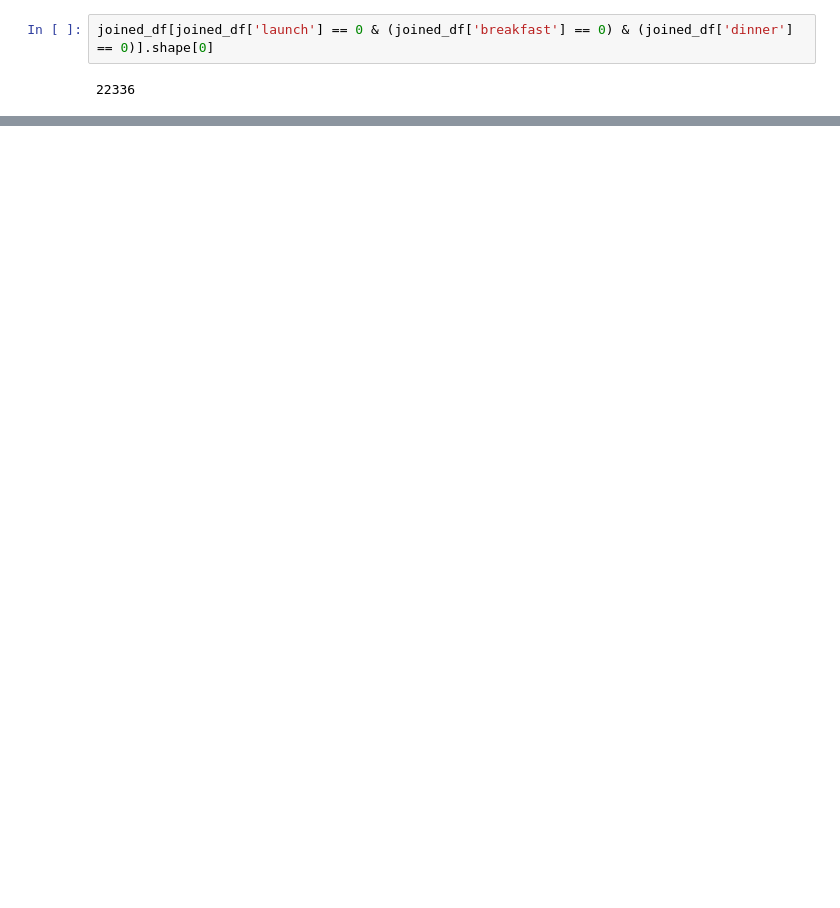
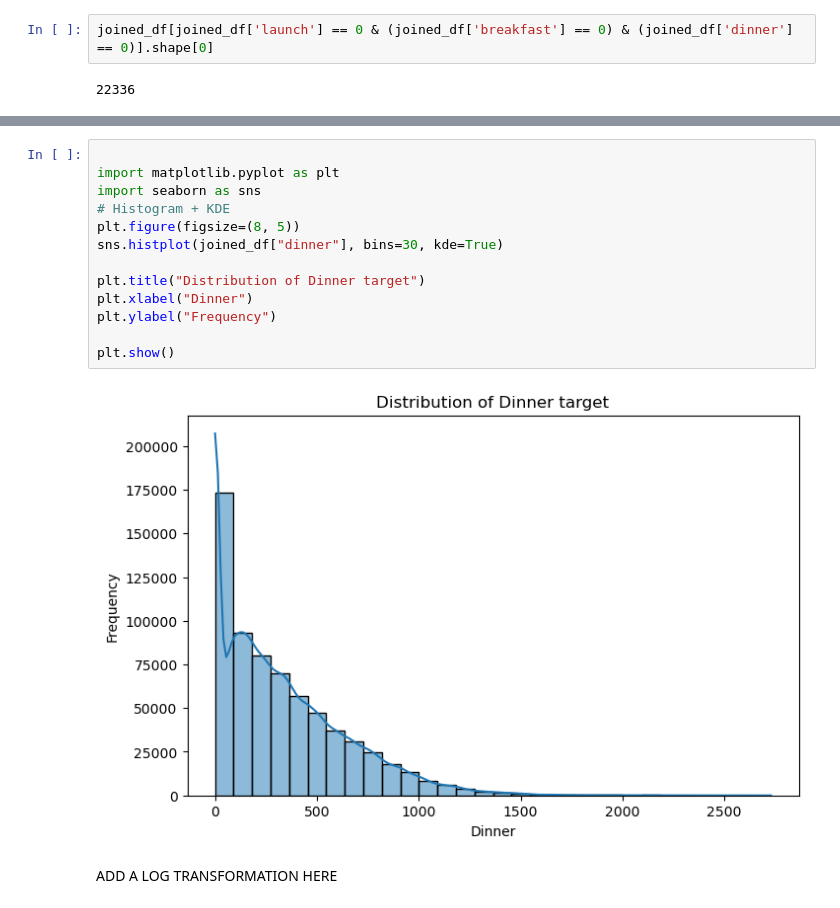
Before and after one commit to aziziabdallahesmail-ensia/IntelliCanteen, a Jupyter notebook: intellicanteen/notebooks/preprocessing and feature engineering.ipynb, the cells around one changed output, grey strips where cells are left out. Cells and saved outputs as stored; diff of their text form; blank space fills up the shorter version.

```diff
--- a/intellicanteen/notebooks/preprocessing and feature engineering.ipynb
+++ b/intellicanteen/notebooks/preprocessing and feature engineering.ipynb
@@ -161,0 +171,17 @@ plt.show()
+# %%
+
+import matplotlib.pyplot as plt
+import seaborn as sns
+# Histogram + KDE
+plt.figure(figsize=(8, 5))
+sns.histplot(joined_df["dinner"], bins=30, kde=True)
+
+plt.title("Distribution of Dinner target")
+plt.xlabel("Dinner")
+plt.ylabel("Frequency")
+
+plt.show()
+# %% [output]
+[figure, added]
+# %% [markdown]
+ADD A LOG TRANSFORMATION HERE
```
Also changed, not shown: parts of 8 cells of this notebook.
